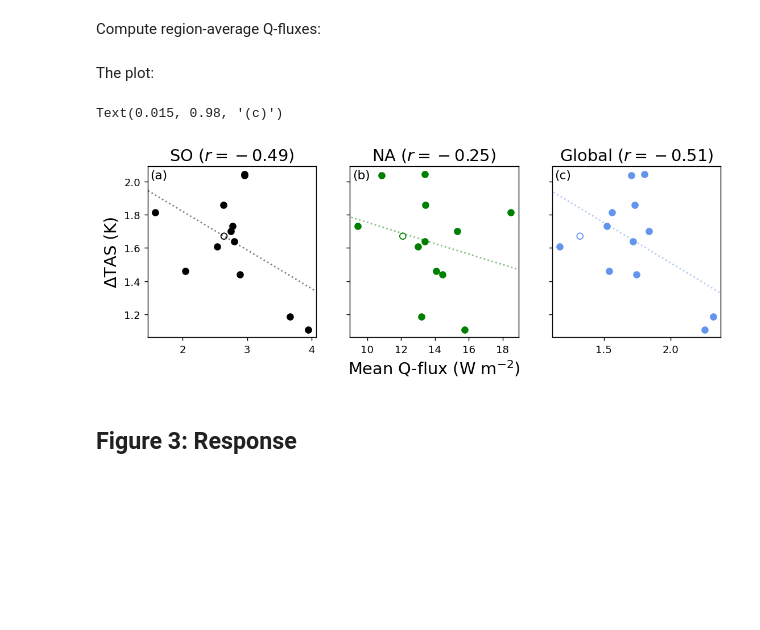
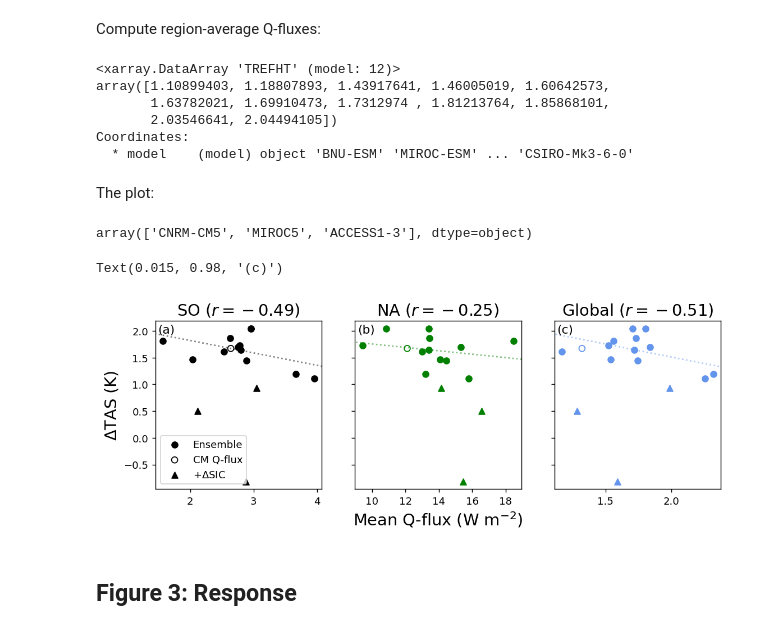
Before and after one commit to r-ford/FRR-24, a Jupyter notebook: nonfeedback-figures.ipynb, the cells around one changed output. Cells and saved outputs as stored; diff of their text form; code cells hidden in the pictures; blank space fills up the shorter version.

```diff
--- a/nonfeedback-figures.ipynb
+++ b/nonfeedback-figures.ipynb
@@ -57,0 +54,3 @@ chfds_dataset = xr.concat(ctemp_hfds_dataset, 'model')
+# %%
+fileset = [fs.open(file) for file in files]
+fileset
@@ -73,0 +83,21 @@ resp_co2 = xr.open_dataset('/roselab_rit/rford/OHUTCR-data/CESM1-CAM5_CO2.cam.h0
+# %%
+ctrl_qf = xr.open_dataset(fileset[5])
+models_warm = ['BNU-ESM', 'MIROC-ESM', 'NorESM1-ME',
+               'inmcm4', 'MRI-CGCM3', 'CESM1-BGC', 'NorESM1-M', 'bcc-csm1-1-m',
+               'CNRM-CM5-2', 'CCSM4', 'bcc-csm1-1', 'CSIRO-Mk3-6-0']
+models_cold = ['CNRM-CM5', 'MIROC5', 'ACCESS1-3']
+
+filenames = []
+for model in models_warm:
+    filenames.append('hfds_Omon_'+model+'_anom_r1i1p1_1x1_monthly_mean.nc')
+
+filepath = './hfds_TCR_diff_1x1/'
+temp_hfds_dataset = [xr.open_dataset(filepath + filename, decode_times=False).mean(dim='time') for filename in filenames]
+hfds_dataset = xr.concat(temp_hfds_dataset, response.model)
+
+cfilenames = []
+for model in models_cold:
+    cfilenames.append('hfds_Omon_'+model+'_anom_r1i1p1_1x1_monthly_mean.nc')
+
+ctemp_hfds_dataset = [xr.open_dataset(filepath + filename, decode_times=False).mean(dim='time') for filename in cfilenames]
+chfds_dataset = xr.concat(ctemp_hfds_dataset, resp_cold.model)
@@ -165,6 +205,7 @@ Compute TCR:
 # %%
 tcr = global_average(response.TREFHT - ctrl.TREFHT)
 em_tcr = global_average(resp_em.TREFHT - ctrl.TREFHT)
+c_tcr = global_average(resp_cold.TREFHT - ctrl.TREFHT) # Note that we do not interpret this response as TCR in the paper
 # %% [markdown]
 Compute region-average Q-fluxes:
 # %%
@@ -175,8 +216,25 @@ gmqf = global_average(hfds_dataset.hfds)
 em_soqf = global_average(hfds_dataset.mean(dim='model').hfds.where((hfds_dataset.lat > -70) & (hfds_dataset.lat < -30)))
 em_naqf = global_average(hfds_dataset.mean(dim='model').hfds.where((hfds_dataset.lat > 40) & (hfds_dataset.lat < 70) & (hfds_dataset.lon > -65) & (hfds_dataset.lon < -5)))
 em_gmqf = global_average(hfds_dataset.mean(dim='model').hfds)
+
+c_soqf = global_average(chfds_dataset.hfds.where((chfds_dataset.lat > -70) & (chfds_dataset.lat < -30)))
+c_naqf = global_average(chfds_dataset.hfds.where((chfds_dataset.lat > 40) & (chfds_dataset.lat < 70) & (chfds_dataset.lon > -65) & (chfds_dataset.lon < -5)))
+c_gmqf = global_average(chfds_dataset.hfds)
+# %%
+tcr
+# %% [output]
+<xarray.DataArray 'TREFHT' (model: 12)>
+array([1.10899403, 1.18807893, 1.43917641, 1.46005019, 1.60642573,
+       1.63782021, 1.69910473, 1.7312974 , 1.81213764, 1.85868101,
+       2.03546641, 2.04494105])
+Coordinates:
+  * model    (model) object 'BNU-ESM' 'MIROC-ESM' ... 'CSIRO-Mk3-6-0'
 # %% [markdown]
 The plot:
+# %%
+c_tcr.model.values
+# %% [output]
+array(['CNRM-CM5', 'MIROC5', 'ACCESS1-3'], dtype=object)
 # %%
 fig = plt.figure(figsize=(10, 3), dpi=130)
 
@@ -185,8 +243,9 @@ x = np.linspace(-100, 100, 20)
 z1 = np.polyfit(soqf, tcr, 1)
 m1, b1 = z1[0], z1[1]
 ax1 = plt.subplot(1, 3, 1)
-ax1.scatter(soqf, tcr, color='k')
-ax1.scatter(em_soqf, em_tcr, color='k', facecolors='none')
+ax1.scatter(soqf, tcr, color='k', label='Ensemble')
+ax1.scatter(em_soqf, em_tcr, color='k', facecolors='none', label='CM Q-flux')
+ax1.scatter(c_soqf, c_tcr, color='k', marker='^', label='$+\Delta$SIC')
 xlim1 = ax1.get_xlim()
 ylim1 = ax1.get_ylim()
 ax1.plot(x, m1*x+b1, color='k', linestyle=':', alpha=0.5)
@@ -194,40 +253,45 @@ ax1.set_ylabel('$\Delta$TAS (K)', fontsize=16)
 ax1.set_title('SO ($r=%.2f$)' %pearsonr(soqf, tcr)[0], fontsize=16)
 ax1.set_ylim(ylim1)
 ax1.set_xlim(xlim1)
+ax1.legend()
 
 z2 = np.polyfit(naqf, tcr, 1)
 m2, b2 = z2[0], z2[1]
 ax2 = plt.subplot(1, 3, 2, sharey=ax1)
 ax2.scatter(naqf, tcr, color='g')
 ax2.scatter(em_naqf, em_tcr, color='g', facecolors='none')
+ax2.scatter(c_naqf, c_tcr, color='g', marker='^')
 xlim2 = ax2.get_xlim()
 ylim2 = ax2.get_ylim()
 ax2.plot(x, m2*x+b2, color='g', linestyle=':', alpha=0.5)
 ax2.tick_params('y', labelleft=False)
 ax2.set_xlabel('Mean Q-flux (W m$^{-2}$)', fontsize=16)
 ax2.set_title('NA ($r=%.2f$)' %pearsonr(naqf, tcr)[0], fontsize=16)
 ax2.set_ylim(ylim2)
 ax2.set_xlim(xlim2)
 
 z3 = np.polyfit(gmqf, tcr, 1)
 m3, b3 = z3[0], z3[1]
 ax3 = plt.subplot(1, 3, 3, sharey=ax1)
 ax3.scatter(gmqf, tcr, color='cornflowerblue')
+# for i, m in enumerate(tcr.model):
+#     ax3.text(gmqf.isel(model=i), tcr.sel(model=m), m.values)
 ax3.scatter(em_gmqf, em_tcr, color='cornflowerblue', facecolors='none')
+ax3.scatter(c_gmqf, c_tcr, color='cornflowerblue', marker='^')
 xlim3 = ax3.get_xlim()
 ylim3 = ax3.get_ylim()
 ax3.plot(x, m3*x+b3, color='cornflowerblue', linestyle=':', alpha=0.5)
 ax3.tick_params('y', labelleft=False)
 ax3.set_title('Global ($r=%.2f$)' %pearsonr(gmqf, tcr)[0], fontsize=16)
 ax3.set_ylim(ylim3)
 ax3.set_xlim(xlim3)
 
 ax1.text(.015, .98, '(a)', ha='left', va='top', transform=ax1.transAxes, fontsize=12)
 ax2.text(.015, .98, '(b)', ha='left', va='top', transform=ax2.transAxes, fontsize=12)
 ax3.text(.015, .98, '(c)', ha='left', va='top', transform=ax3.transAxes, fontsize=12)
 # %% [output]
 Text(0.015, 0.98, '(c)')
-[figure, old version]
+[figure, new version]
 # %% [markdown]
 ## Figure 3: Response
 # %% [markdown]
```
Also changed, not shown: parts of 31 cells of this notebook, 3 other files.
